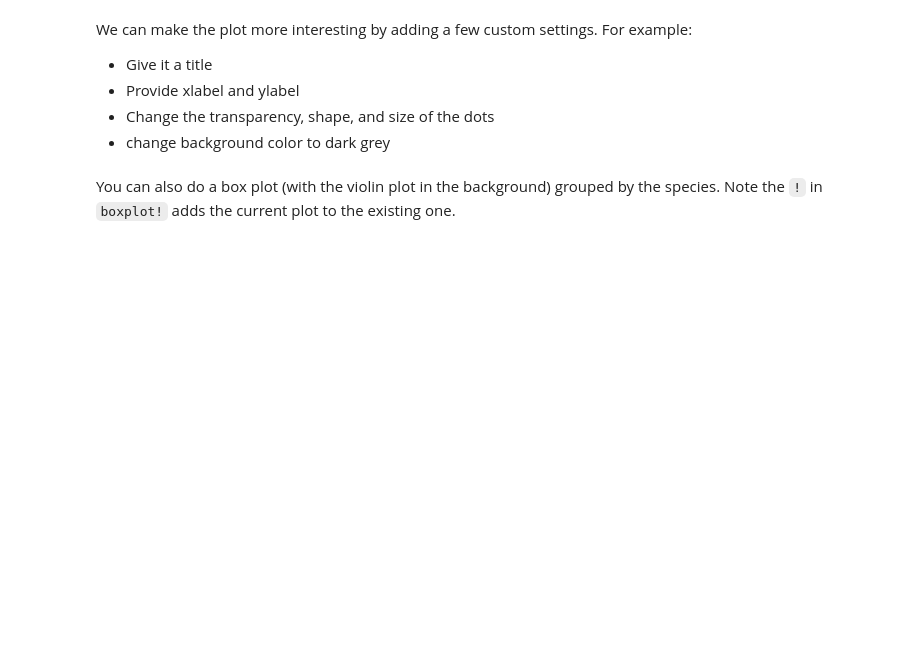
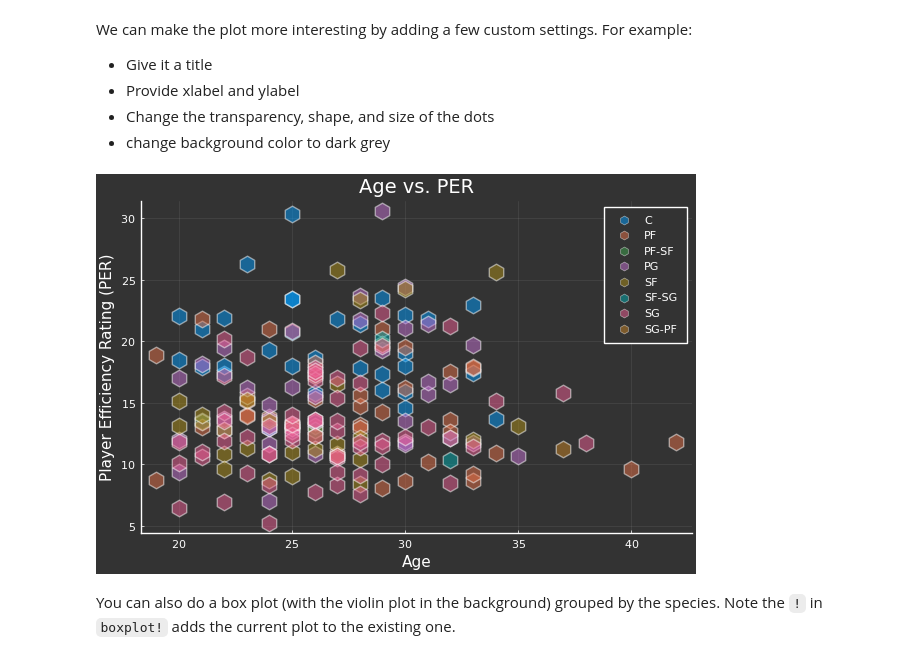
Before and after one commit to leobix/mban22_software_tools, a Jupyter notebook: Orientation/session3_JuliaJuMP/Session3_IntroJulia (complete).ipynb, the cells around one changed output. Cells and saved outputs as stored; diff of their text form; code cells hidden in the pictures; blank space fills up the shorter version.

```diff
--- a/Orientation/session3_JuliaJuMP/Session3_IntroJulia (complete).ipynb
+++ b/Orientation/session3_JuliaJuMP/Session3_IntroJulia (complete).ipynb
@@ -164,10 +230,12 @@ We can make the plot more interesting by adding a few custom settings. For examp
 * Change the transparency, shape, and size of the dots
 * change background color to dark grey
 # %%
-scatter(iris[!,:SepalLength],iris[!,:SepalWidth],group=iris[!,:Species],
-        title = "Sepal length vs. width",
-        xlabel = "Length", ylabel = "Width",
-        m=(0.5, [:cross :hex :star7], 12),
+scatter(df[!,:Age],df[!,:PER],group=df[!,:Pos],
+        title = "Age vs. PER",
+        xlabel = "Age", ylabel = "Player Efficiency Rating (PER)",
+        m=(0.5, :hex, 12),
         bg=RGB(.2,.2,.2))
+# %% [output]
+[figure, added]
 # %% [markdown]
 You can also do a box plot (with the violin plot in the background) grouped by the species. Note the `!` in `boxplot!` adds the current plot to the existing one.
```
Also changed, not shown: parts of 35 cells of this notebook, 6 other files.
